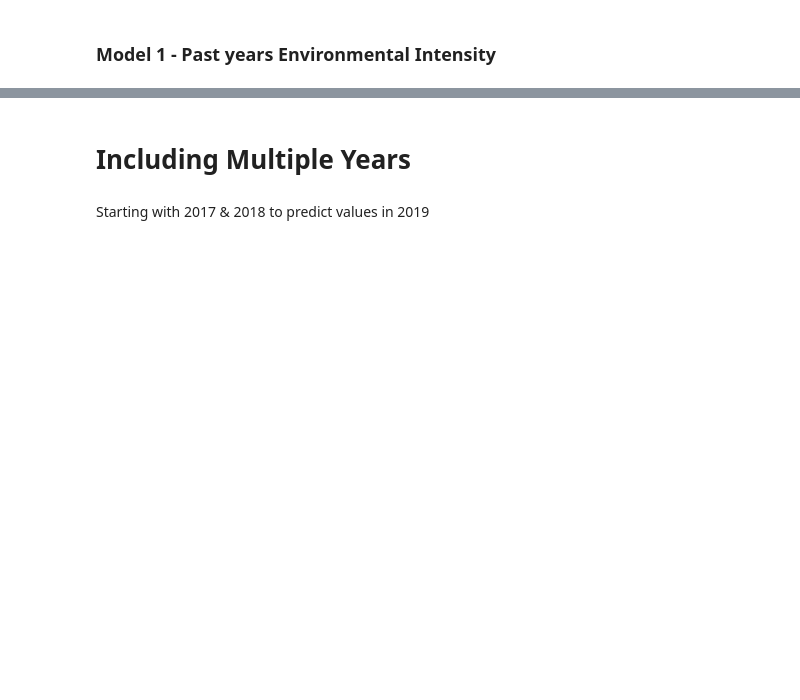
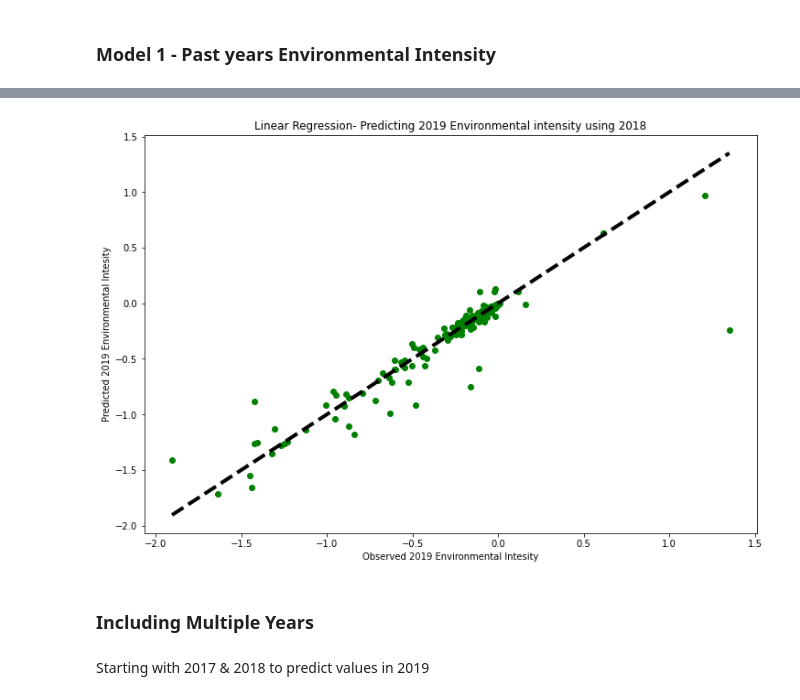
Before and after one commit to maralinetorres/BU-Capstone-Predicting-Environmental-Actions, a Jupyter notebook: Sprint #6/Sprint6_PredictingTimeSeries_Final.ipynb, the cells around one changed output, grey strips where cells are left out. Saved outputs shown, nothing was run; the diff lists cells and outputs as text; code cells hidden in the pictures; blank space fills up the shorter version.

```diff
--- a/Sprint #6/Sprint6_PredictingTimeSeries_Final.ipynb
+++ b/Sprint #6/Sprint6_PredictingTimeSeries_Final.ipynb
@@ -200,5 +200,14 @@ MSE:  0.010786739663931547
+# %%
+fig, ax = plt.subplots(figsize=(12,8))
+ax.scatter(y_test, y_pred, c='green')
+ax.plot([y_test.min(), y_test.max()], [y.min(), y.max()], 'k--', lw=4)
+ax.set_xlabel('Observed 2019 Environmental Intesity')
+ax.set_ylabel('Predicted 2019 Environmental Intesity')
+ax.set_title('Linear Regression- Predicting 2019 Environmental intensity using 2018');
+# %% [output]
+[figure, added]
 # %% [markdown]
-# Including Multiple Years
+### Including Multiple Years
 # %% [markdown]
 Starting with 2017 & 2018 to predict values in 2019
 # %%
```
Also changed, not shown: parts of 69 cells of this notebook, 1 other file.
